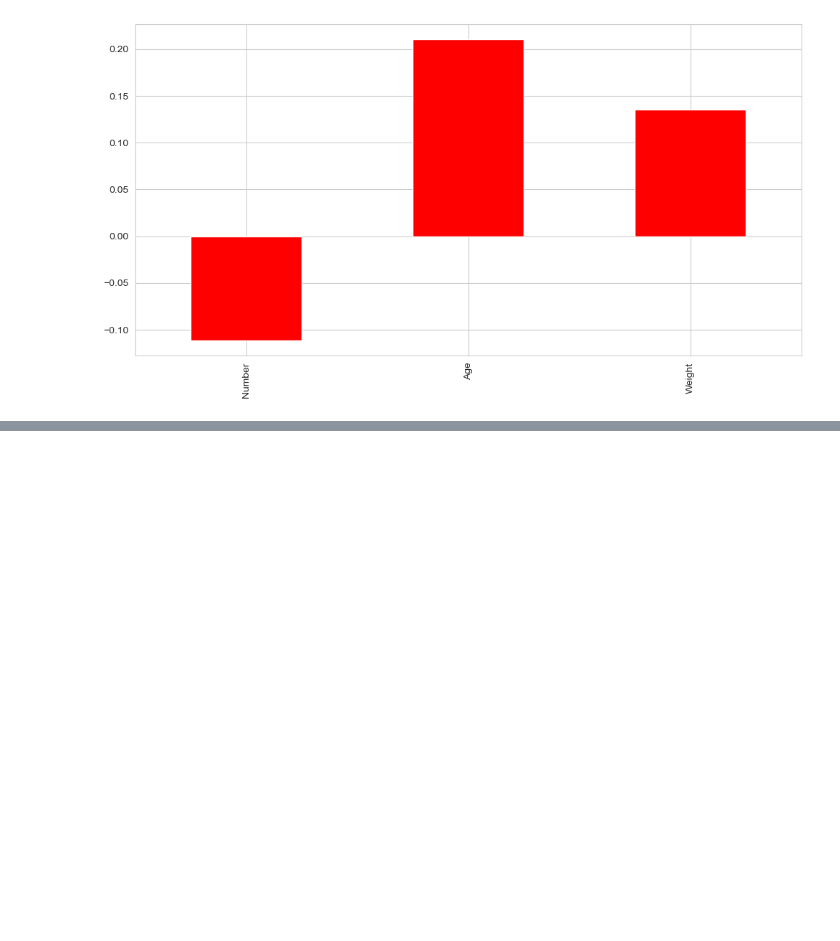
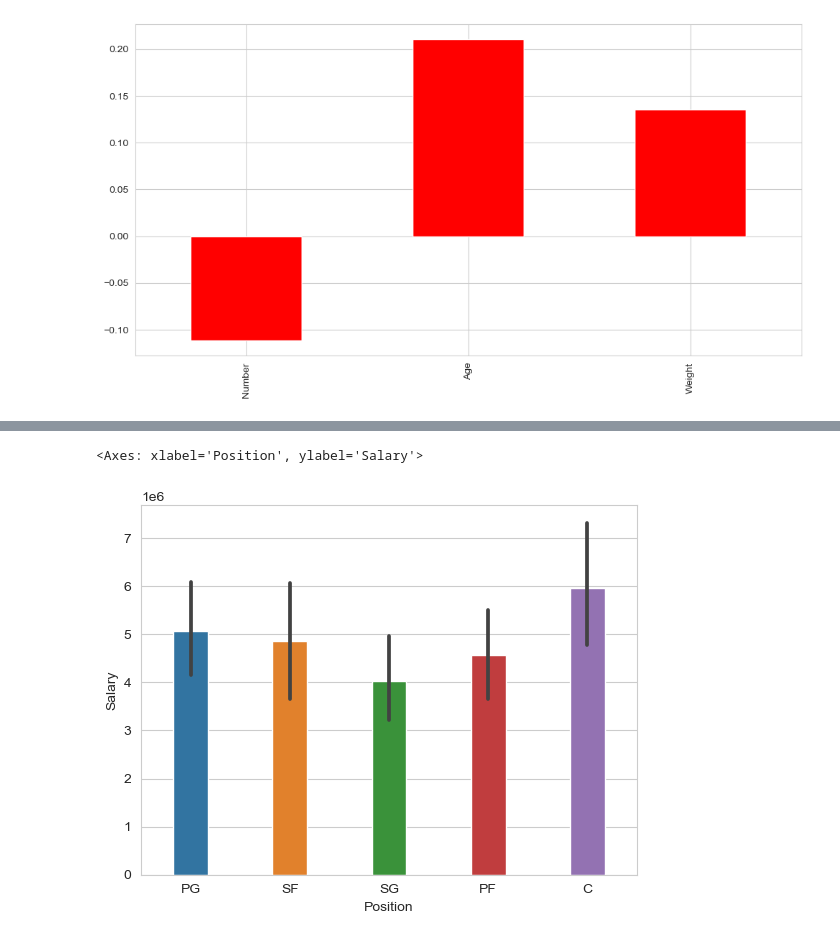
Before and after one commit to debasishnayak12/ML_Project, a Jupyter notebook: Machine Learning Day-1.ipynb, the cells around one changed output, grey strips where cells are left out. Saved outputs shown, nothing was run; the diff lists cells and outputs as text; code cells hidden in the pictures; blank space fills up the shorter version.

```diff
--- a/Machine Learning Day-1.ipynb
+++ b/Machine Learning Day-1.ipynb
@@ -234,0 +255,3 @@ corr_with_target(df)
+# %%
+sns.barplot(data=df,x='Position',y='Salary',width=0.35)
+# %% [output]
@@ -234,0 +259,2 @@ corr_with_target(df)
+<Axes: xlabel='Position', ylabel='Salary'>
+[figure, added]
```
Also changed, not shown: parts of 32 cells of this notebook.
